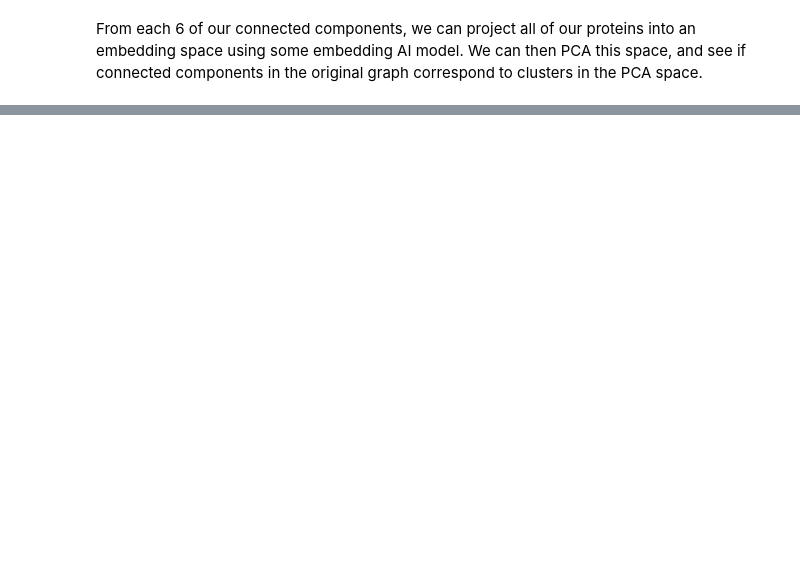
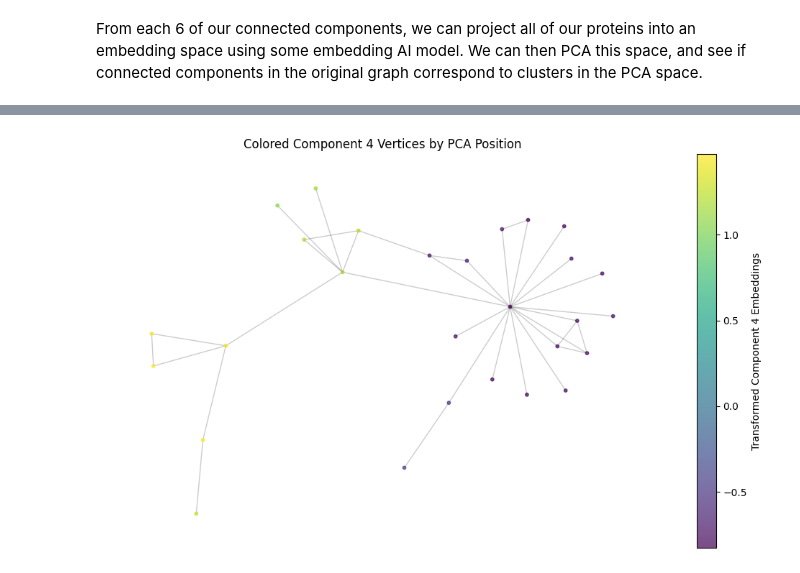
Before and after one commit to skunnavakkam/protein-evolution-experiment, a Jupyter notebook: main.ipynb, the cells around one changed output, grey strips where cells are left out. Saved outputs shown, nothing was run; the diff lists cells and outputs as text; code cells hidden in the pictures; blank space fills up the shorter version.

```diff
--- a/main.ipynb
+++ b/main.ipynb
@@ -138,0 +235,18 @@ From each 6 of our connected components, we can project all of our proteins into
+# %%
+# plot the nx graph of component 4
+# color them by the magnitude of their index in the transformed_embeddings_2 array
+plt.figure(figsize=(10, 6))
+pos = nx.spring_layout(graph.subgraph(connected_components[3]))
+nodes = nx.draw_networkx_nodes(graph.subgraph(connected_components[3]), pos,
+                               node_color=transformed_embeddings_2,
+                               cmap='viridis',
+                               node_size=10,
+                               alpha=0.7)
+nx.draw_networkx_edges(graph.subgraph(connected_components[3]), pos, alpha=0.2)
+plt.colorbar(nodes, label='Transformed Component 4 Embeddings')
+plt.title('Colored Component 4 Vertices by PCA Position')
+plt.axis('off')
+plt.tight_layout()
+plt.show()
+# %% [output]
+[figure, added]
```
Also changed, not shown: parts of 8 cells of this notebook, 1 other file.
